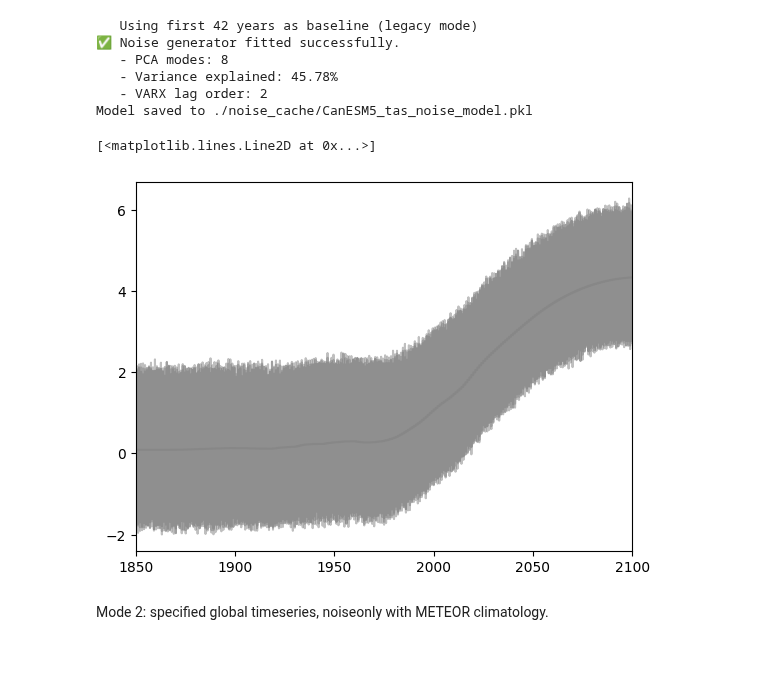
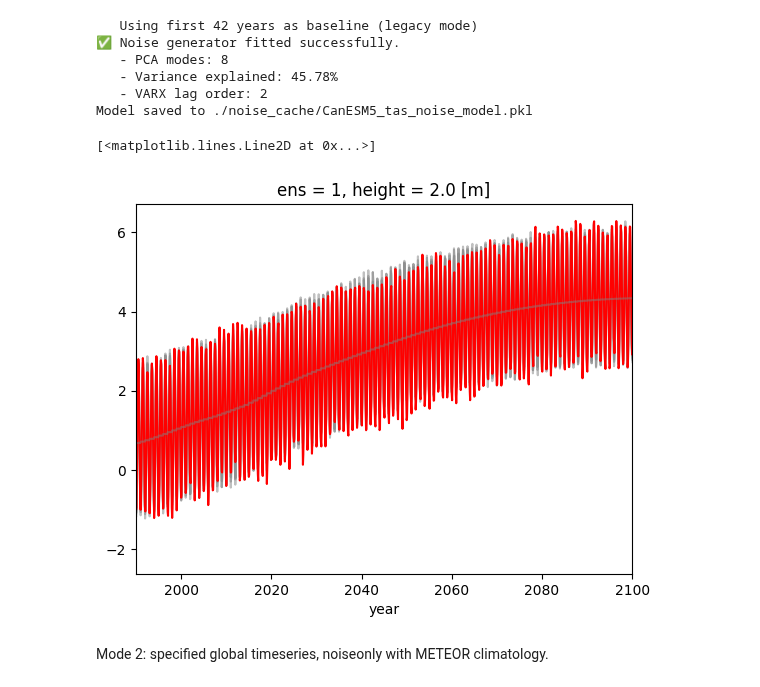
Before and after one commit to benmsanderson/METEOR, a Jupyter notebook: notebooks/CMIP6_noise_model_examples.ipynb, the cells around one changed output. Cells and saved outputs as stored; diff of their text form; code cells hidden in the pictures; blank space fills up the shorter version.

```diff
--- a/notebooks/CMIP6_noise_model_examples.ipynb
+++ b/notebooks/CMIP6_noise_model_examples.ipynb
@@ -231,33 +231,33 @@ Model saved to ./noise_cache/CanESM5_tas_noise_model.pkl
 # %%
 
 n_realizations = 3
 realizations = []
 global_mean=np.zeros((n_realizations,len(monthly_warming)))
 for i in range(n_realizations):
     realization = tas_noise_model.generate_realization(
         monthly_warming,
         noise_only=False,
         random_seed=42 + i  # Different seed for each realization
     )
     realizations.append(realization)
     global_mean[i,:]=prpatt.global_mean(realization)
     plt.plot(1850+np.arange(len(monthly_warming[1200:]))/12, global_mean[i,1200:]-zero_val,color='grey',alpha=0.5)
-plt.xlim([1850,2100])
+plt.xlim([1990,2100])
 org_tas_frac.plot(label='METEOR + noise',color='red')
 
 global_mean_xr = xr.DataArray(
     global_mean[:,1200:],
     coords={
         "year": np.arange(global_mean.shape[1])[:-1200]/12+1850,
         "realization": np.arange(global_mean.shape[0]),
     },
     dims=("realization","year"),
 )
 
 plt.plot(global_mean_xr.year, meteor_out.values + global_mean_xr[i,:]*0, color='grey',alpha=0.5)
 # %% [output]
 [<matplotlib.lines.Line2D at 0x...>]
-[figure, old version]
+[figure, new version]
 # %% [markdown]
 Mode 2: specified global timeseries, noiseonly with METEOR climatology.
 # %%
```
Also changed, not shown: parts of 3 cells of this notebook, 6 other files.
